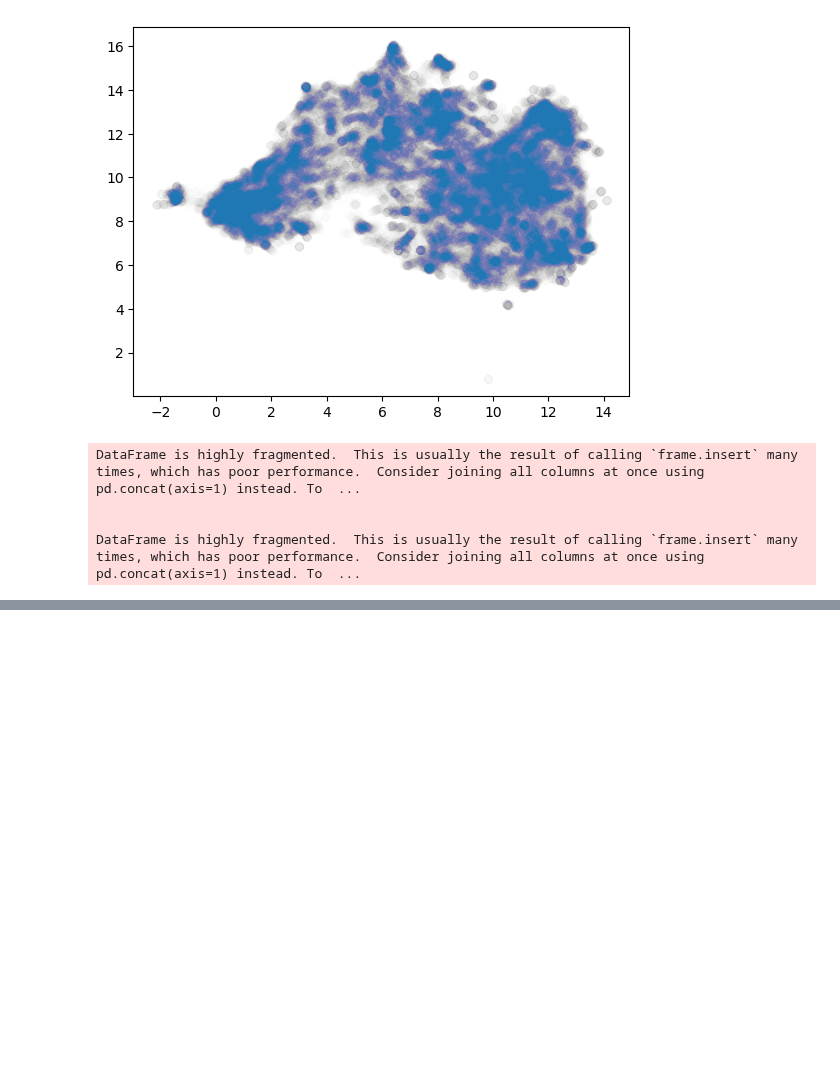
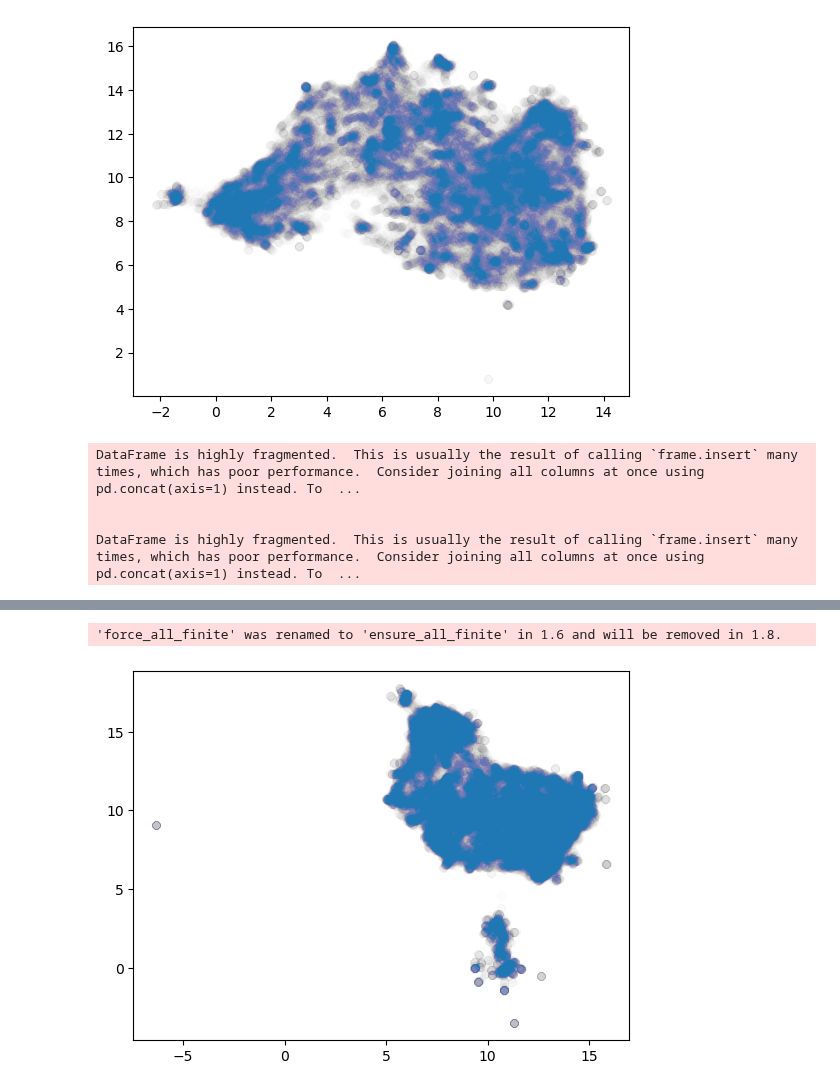
Before and after one commit to svalbuenaa/sci-abstract-graphs, a Jupyter notebook: proofOfConceptEmbeddings.ipynb, the cells around one changed output, grey strips where cells are left out. Saved outputs shown, nothing was run; the diff lists cells and outputs as text; code cells hidden in the pictures; blank space fills up the shorter version.

Commit message:
Trials with different embeddings
nomic-embed-text
mxbai-embed-large
snowflake-arctic-embed:137
snowflake-arctic-embed2

```diff
--- a/proofOfConceptEmbeddings.ipynb
+++ b/proofOfConceptEmbeddings.ipynb
@@ -267,3 +204,9 @@ fig.update_traces(mode="markers")
 fig.show()
 # %% [output]
 [interactive output not drawn]
+# %%
+df_snowflake_137 = pd.read_csv(r"C:\Users\svalb\Downloads\output_prueba_embeddings_snowflake_137.csv")
+# %%
+df_snowflake_137["AbstractEmbedding_list"] = df_snowflake_137["AbstractEmbedding"].apply(ast.literal_eval)
+# %%
+df_snowflake_137[colnames] = df_snowflake_137["AbstractEmbedding_list"].to_list()
@@ -269,0 +231,9 @@ fig.show()
+# %%
+mapper_snowflake_137 = umap.UMAP().fit_transform(df_snowflake_137[colnames])
+# %% [output]
+'force_all_finite' was renamed to 'ensure_all_finite' in 1.6 and will be removed in 1.8.
+# %%
+plt.scatter(x = mapper_snowflake_137[:, 0], y = mapper_snowflake_137[:, 1], alpha = 0.002)
+plt.show()
+# %% [output]
+[figure, added]
```
Also changed, not shown: parts of 18 cells of this notebook.
